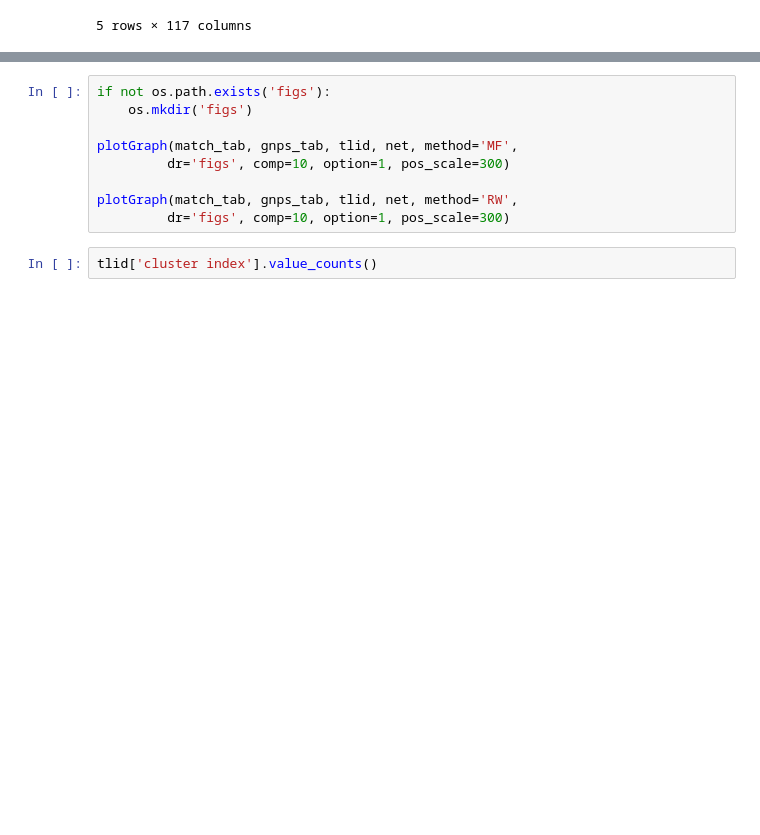
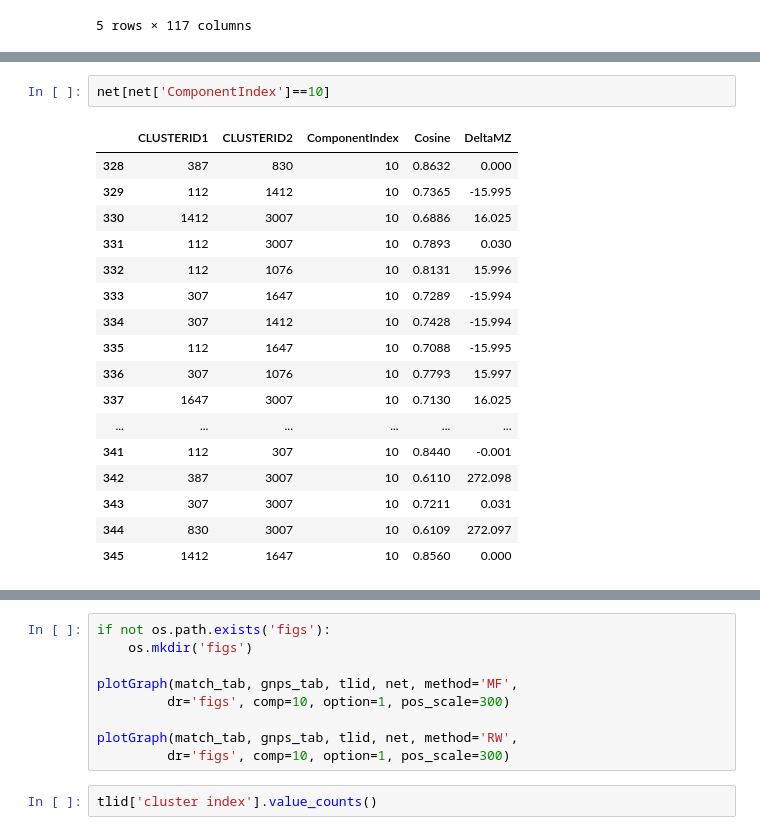
Before and after one commit to computational-chemical-biology/ChemWalker, a Jupyter notebook: notebooks/basic_use.ipynb, the cells around one changed output, grey strips where cells are left out. Drawn from its saved outputs; the diff is of its cells as text; blank space fills up the shorter version.

```diff
--- a/notebooks/basic_use.ipynb
+++ b/notebooks/basic_use.ipynb
@@ -181,3 +187,23 @@ walking done in: 0.01105809211730957 seconds
+# %%
+net[net['ComponentIndex']==10]
+# %% [output]
+|  | CLUSTERID1 | CLUSTERID2 | ComponentIndex | Cosine | DeltaMZ |
+| 328 | 387 | 830 | 10 | 0.8632 | 0.000 |
+| 329 | 112 | 1412 | 10 | 0.7365 | -15.995 |
+| 330 | 1412 | 3007 | 10 | 0.6886 | 16.025 |
+| 331 | 112 | 3007 | 10 | 0.7893 | 0.030 |
+| 332 | 112 | 1076 | 10 | 0.8131 | 15.996 |
+| 333 | 307 | 1647 | 10 | 0.7289 | -15.994 |
+| 334 | 307 | 1412 | 10 | 0.7428 | -15.994 |
+| 335 | 112 | 1647 | 10 | 0.7088 | -15.995 |
+| 336 | 307 | 1076 | 10 | 0.7793 | 15.997 |
+| 337 | 1647 | 3007 | 10 | 0.7130 | 16.025 |
+| ... | ... | ... | ... | ... | ... |
+| 341 | 112 | 307 | 10 | 0.8440 | -0.001 |
+| 342 | 387 | 3007 | 10 | 0.6110 | 272.098 |
+| 343 | 307 | 3007 | 10 | 0.7211 | 0.031 |
+| 344 | 830 | 3007 | 10 | 0.6109 | 272.097 |
+| 345 | 1412 | 1647 | 10 | 0.8560 | 0.000 |
 # %%
 plotPannel(tlid, clusterid=112)
 # %% [output]
```
Also changed, not shown: parts of 14 cells of this notebook, 1 other file.
